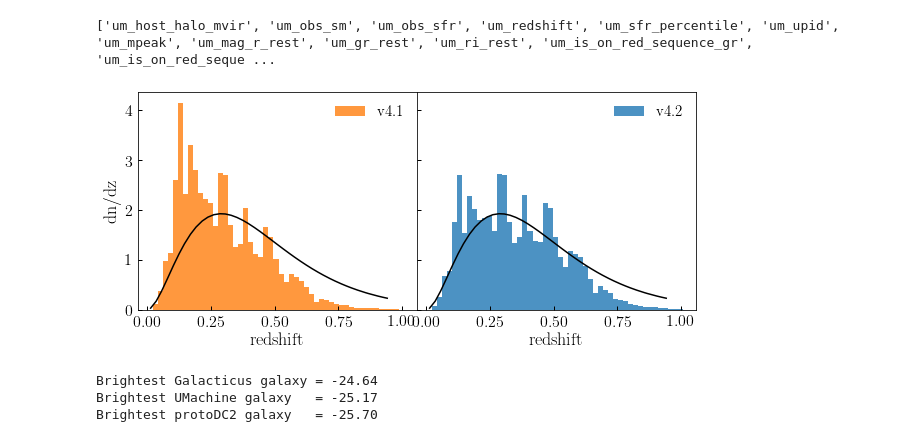
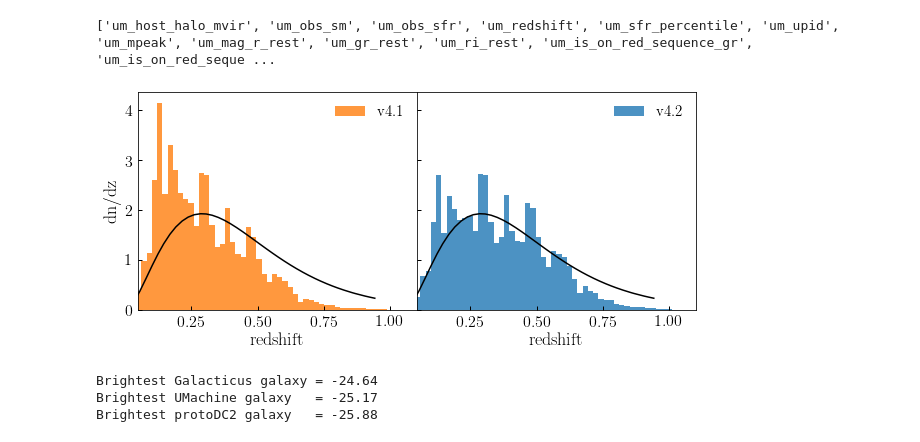
Before and after one commit to LSSTDESC/cosmodc2, a Jupyter notebook: notebooks/v4_mr_mstar_calibration_lightcone.ipynb, the cells around one changed output. Saved outputs shown, nothing was run; the diff lists cells and outputs as text; code cells hidden in the pictures.

Commit message:
Migrated newly calibrated parameters into the default values of analytical_magr

```diff
--- a/notebooks/v4_mr_mstar_calibration_lightcone.ipynb
+++ b/notebooks/v4_mr_mstar_calibration_lightcone.ipynb
@@ -43,16 +43,11 @@ print(mock.keys())
 from cosmodc2.stellar_mass_remapping import lift_high_mass_mstar
 
 mock['new_mstar'] = lift_high_mass_mstar(
-        mock['um_mpeak'], mock['um_obs_sm'], mock['redshift'],
-        z_table=[0.25, 0.5, 1],
-        slope_table=[0.5, 0.65, 0.7], pivot_table=[13.25, 13, 12.5])
+        mock['um_mpeak'], mock['um_obs_sm'], mock['redshift'])
-# %%
-from cosmodc2.sdss_colors.analytical_magr import magr_monte_carlo2
-
-mock['new_um_mag_r_rest'] = magr_monte_carlo2(mock['new_mstar'], mock['redshift'],
-                slope_boost_table=[0, 0.1, 0.2],
-                boost_table=[0, -0.5, -1, -1.25],
-                beta_z0=2.85, magr_at_m1_z0=-20.2, gamma=2.25)
+# %%
+from cosmodc2.sdss_colors import magr_monte_carlo
+
+mock['new_um_mag_r_rest'] = magr_monte_carlo(mock['new_mstar'], mock['redshift'])
 # %%
 #  Estimate the new restframe Galacticus r-band
 mock['new_mag_r_rest'] = update_rest_rband(
@@ -68,32 +63,32 @@ mock['new_um_mag_r_obs'] = update_observed_rband(
 # %%
 fname = "/Users/aphearin/Desktop/deep2_data.txt"
 X = np.loadtxt(fname)
 z = X[:, 0]
 dndz = X[:, 1]
 
 rmask_old = mock['mag_r_obs'] < 22
 rmask_new = mock['new_mag_r_obs'] < 22
 
 fig, (ax1, ax2) = plt.subplots(1, 2, figsize=(10, 4), sharex=True, sharey=True)
 fig.subplots_adjust(wspace=0)
 
 __=ax1.hist(mock['redshift'][rmask_old], normed=True, bins=50, alpha=0.8,
           label=r'${\rm v4.1}$', color=morange)
 __=ax2.hist(mock['redshift'][rmask_new], normed=True, bins=50, alpha=0.8,
            label=r'${\rm v4.2}$', color=mblue)
 
 __=ax1.plot(z, dndz, color='k')
 __=ax2.plot(z, dndz, color='k')
 
 legend = ax1.legend()
 legend = ax2.legend()
 xlabel = ax1.set_xlabel(r'${\rm redshift}$')
 xlabel2 = ax2.set_xlabel(r'${\rm redshift}$')
 ylabel = ax1.set_ylabel(r'${\rm dn/dz}$')
 
-xlim = ax.set_xlim(0.05, 1.1)
+xlim = ax1.set_xlim(0.05, 1.1)
 # %% [output]
-[figure, old version]
+[figure, new version]
 # %%
 print("Brightest Galacticus galaxy = {0:.2f}".format(mock['mag_r_rest'].min()))
 print("Brightest UMachine galaxy   = {0:.2f}".format(mock['um_mag_r_rest'].min()))
@@ -101,4 +96,4 @@ print("Brightest protoDC2 galaxy   = {0:.2f}".format(mock['new_mag_r_rest'].min(
 # %% [output]
 Brightest Galacticus galaxy = -24.64
 Brightest UMachine galaxy   = -25.17
-Brightest protoDC2 galaxy   = -25.70
+Brightest protoDC2 galaxy   = -25.88
```
Also changed, not shown: 3 other files.
